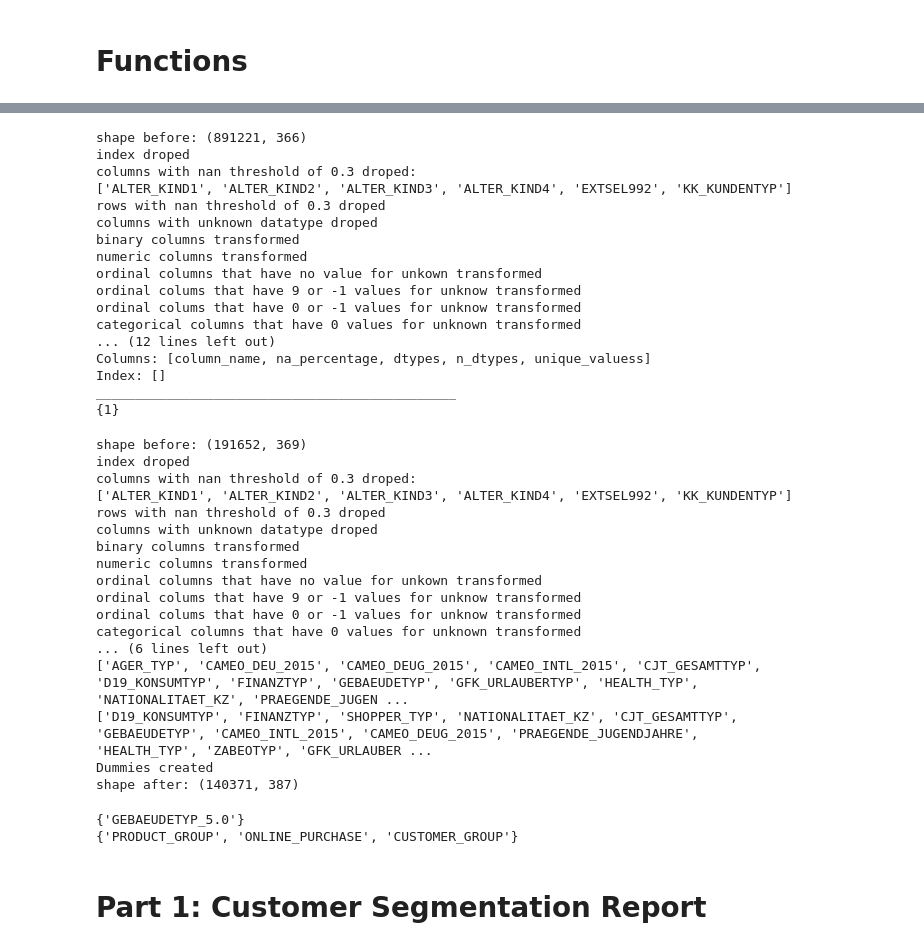
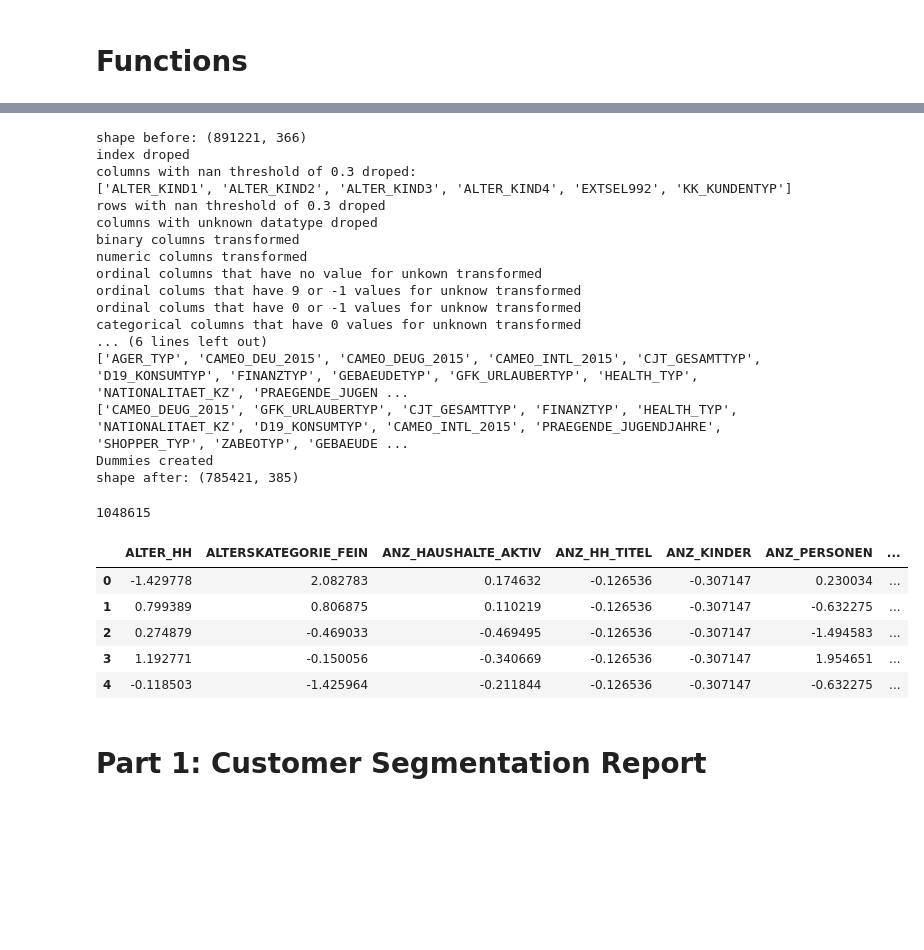
Before and after one commit to TobiPrae/customer_segmentation, a Jupyter notebook: CustomerSegmentation.ipynb, the cells around one changed output, grey strips where cells are left out. Cells and saved outputs as stored; diff of their text form; code cells hidden in the pictures; blank space fills up the shorter version.

```diff
--- a/CustomerSegmentation.ipynb
+++ b/CustomerSegmentation.ipynb
@@ -312,10 +312,6 @@ def transformation_pipeline(df, column_threshold = 0.3, row_threshold = 0.3):
 # %%
 df_azdias_transformed = transformation_pipeline(df_azdias)
-meta_df_azdias = create_meta_dataframa(df_azdias_transformed)
-print("______________________________________________")
-print(meta_df_azdias[meta_df_azdias["na_percentage"] > 0])
-print("______________________________________________")
-print(set(meta_df_azdias["n_dtypes"]))
+#meta_df_azdias = create_meta_dataframa(df_azdias_transformed)
 # %% [output]
 shape before: (891221, 366)
 index droped
@@ -329,33 +325,8 @@ ordinal columns that have no value for unkown transformed
 ordinal colums that have 9 or -1 values for unknow transformed
 ordinal colums that have 0 or -1 values for unknow transformed
 categorical columns that have 0 values for unknown transformed
-... (12 lines left out)
-Columns: [column_name, na_percentage, dtypes, n_dtypes, unique_valuess]
-Index: []
-______________________________________________
-{1}
+... (6 lines left out)
+['AGER_TYP', 'CAMEO_DEU_2015', 'CAMEO_DEUG_2015', 'CAMEO_INTL_2015', 'CJT_GESAMTTYP', 'D19_KONSUMTYP', 'FINANZTYP', 'GEBAEUDETYP', 'GFK_URLAUBERTYP', 'HEALTH_TYP', 'NATIONALITAET_KZ', 'PRAEGENDE_JUGEN ...
+['CAMEO_DEUG_2015', 'GFK_URLAUBERTYP', 'CJT_GESAMTTYP', 'FINANZTYP', 'HEALTH_TYP', 'NATIONALITAET_KZ', 'D19_KONSUMTYP', 'CAMEO_INTL_2015', 'PRAEGENDE_JUGENDJAHRE', 'SHOPPER_TYP', 'ZABEOTYP', 'GEBAEUDE ...
+Dummies created
+shape after: (785421, 385)
-# %%
-df_customers_transformed = transformation_pipeline(df_customers)
-meta_df_customers = create_meta_dataframa(df_customers_transformed)
-print("______________________________________________")
-print(meta_df_customers[meta_df_customers["na_percentage"] > 0])
-print("______________________________________________")
-print(set(meta_df_customers["n_dtypes"]))
-# %% [output]
-shape before: (191652, 369)
-index droped
-columns with nan threshold of 0.3 droped:
-['ALTER_KIND1', 'ALTER_KIND2', 'ALTER_KIND3', 'ALTER_KIND4', 'EXTSEL992', 'KK_KUNDENTYP']
-rows with nan threshold of 0.3 droped
-columns with unknown datatype droped
-binary columns transformed
-numeric columns transformed
-ordinal columns that have no value for unkown transformed
-ordinal colums that have 9 or -1 values for unknow transformed
-ordinal colums that have 0 or -1 values for unknow transformed
-categorical columns that have 0 values for unknown transformed
-... (6 lines left out)
-['AGER_TYP', 'CAMEO_DEU_2015', 'CAMEO_DEUG_2015', 'CAMEO_INTL_2015', 'CJT_GESAMTTYP', 'D19_KONSUMTYP', 'FINANZTYP', 'GEBAEUDETYP', 'GFK_URLAUBERTYP', 'HEALTH_TYP', 'NATIONALITAET_KZ', 'PRAEGENDE_JUGEN ...
-['D19_KONSUMTYP', 'FINANZTYP', 'SHOPPER_TYP', 'NATIONALITAET_KZ', 'CJT_GESAMTTYP', 'GEBAEUDETYP', 'CAMEO_INTL_2015', 'CAMEO_DEUG_2015', 'PRAEGENDE_JUGENDJAHRE', 'HEALTH_TYP', 'ZABEOTYP', 'GFK_URLAUBER ...
-Dummies created
-shape after: (140371, 387)
@@ -362,6 +336,26 @@ shape after: (140371, 387)
 # %%
-print(set(df_azdias_transformed.columns).difference(set(df_customers_transformed.columns)))
-print(set(df_customers_transformed.columns).difference(set(df_azdias_transformed.columns)))
+#print(set(df_azdias_transformed.columns).difference(set(df_customers_transformed.columns)))
+#print(set(df_customers_transformed.columns).difference(set(df_azdias_transformed.columns)))
-# %% [output]
-{'GEBAEUDETYP_5.0'}
-{'PRODUCT_GROUP', 'ONLINE_PURCHASE', 'CUSTOMER_GROUP'}
+# %%
+# Scale features
+cols = df_azdias_transformed.columns.tolist()
+scaled_features = StandardScaler().fit_transform(df_azdias_transformed.values)
+
+# Free some memory
+del df_azdias
+del df_azdias_transformed
+gc.collect()
+
+# Create df
+scaled_df = pd.DataFrame(scaled_features, columns=cols)
+# %% [output]
+1048615
+# %%
+scaled_df.head(5)
+# %% [output]
+|  | ALTER_HH | ALTERSKATEGORIE_FEIN | ANZ_HAUSHALTE_AKTIV | ANZ_HH_TITEL | ANZ_KINDER | ANZ_PERSONEN | ... |
+| 0 | -1.429778 | 2.082783 | 0.174632 | -0.126536 | -0.307147 | 0.230034 | ... |
+| 1 | 0.799389 | 0.806875 | 0.110219 | -0.126536 | -0.307147 | -0.632275 | ... |
+| 2 | 0.274879 | -0.469033 | -0.469495 | -0.126536 | -0.307147 | -1.494583 | ... |
+| 3 | 1.192771 | -0.150056 | -0.340669 | -0.126536 | -0.307147 | 1.954651 | ... |
+| 4 | -0.118503 | -1.425964 | -0.211844 | -0.126536 | -0.307147 | -0.632275 | ... |
```
Also changed, not shown: parts of 103 cells of this notebook.
